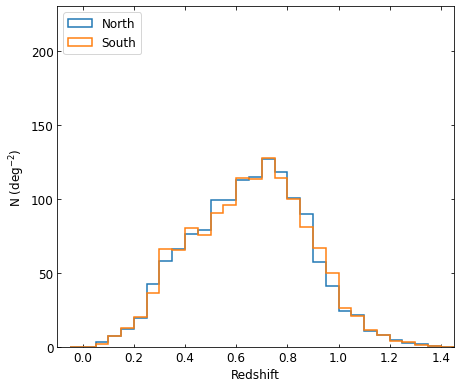
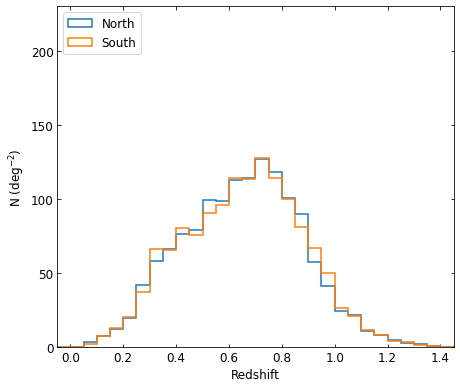
Unified diff of the notebook cell whose output changed from the first chart to the second:
--- before
+++ after
@@ -19,5 +19,5 @@
 ax.set_xlabel('Redshift')
 ax.set_ylabel('N (deg$^{-2}$)')
-ax.set_xlim(-0.1, 1.45)
+ax.set_xlim(-0.05, 1.45)
 ax.set_ylim(0, 230)
 ax.yaxis.set_major_formatter(FormatStrFormatter('%.0f'))

Commit: .